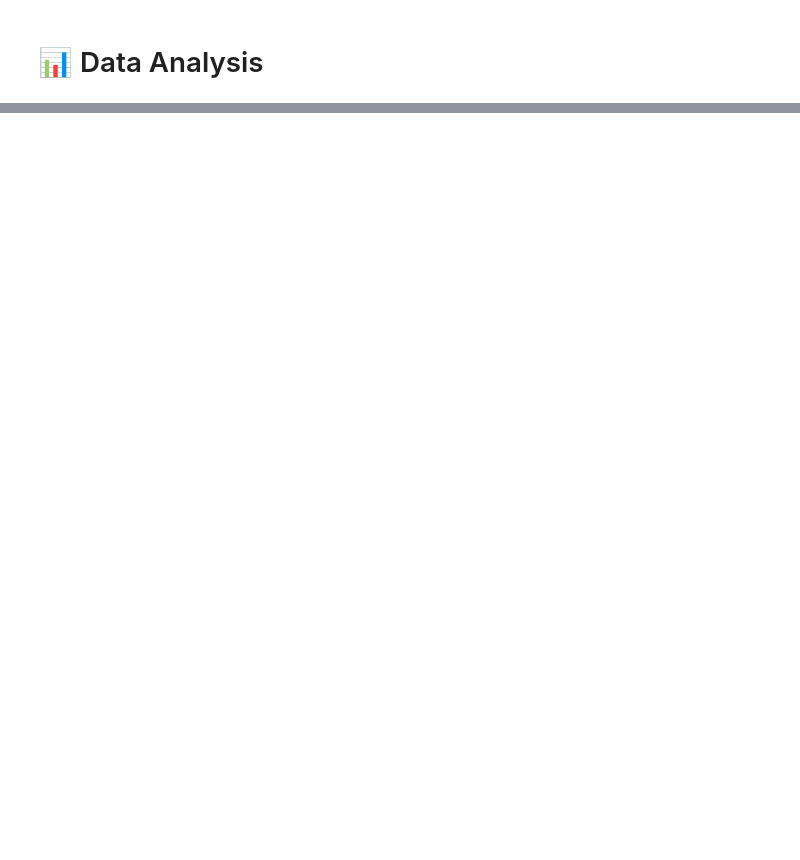
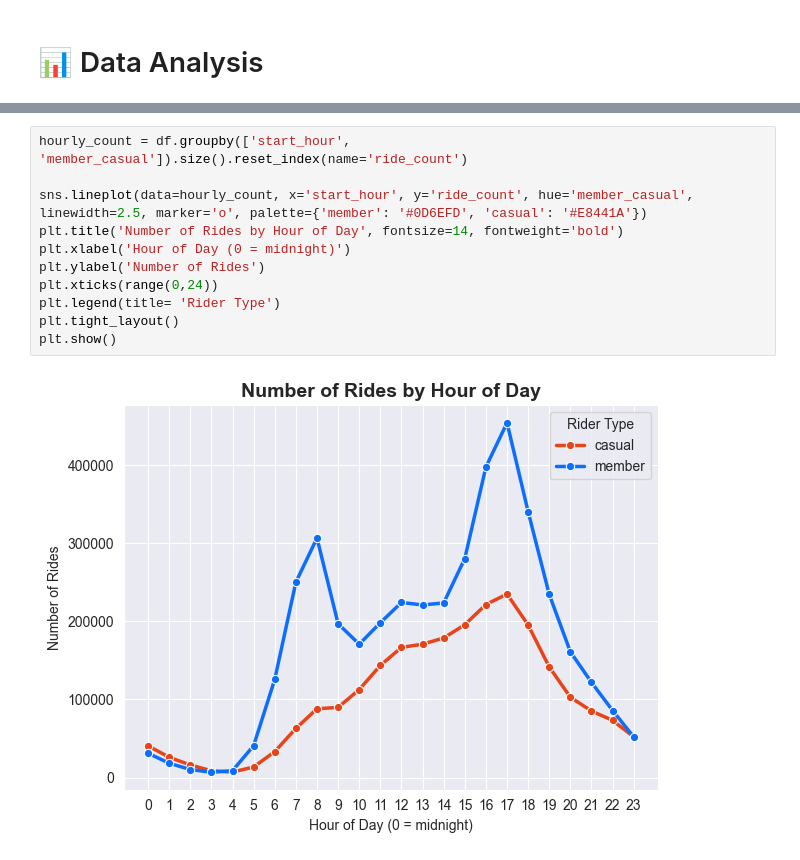
Before and after one commit to DallinKnow/Data-Projects, a Jupyter notebook: python_cyclistic_data_project.ipynb, the cells around one changed output, grey strips where cells are left out. Drawn from its saved outputs; the diff is of its cells as text; blank space fills up the shorter version.

```diff
--- a/python_cyclistic_data_project.ipynb
+++ b/python_cyclistic_data_project.ipynb
@@ -387,0 +400,13 @@ Text(0.5, 1.0, 'Distribution of Ride Durations (in seconds)')
+# %%
+hourly_count = df.groupby(['start_hour', 'member_casual']).size().reset_index(name='ride_count')
+
+sns.lineplot(data=hourly_count, x='start_hour', y='ride_count', hue='member_casual', linewidth=2.5, marker='o', palette={'member': '#0D6EFD', 'casual': '#E8441A'})
+plt.title('Number of Rides by Hour of Day', fontsize=14, fontweight='bold')
+plt.xlabel('Hour of Day (0 = midnight)')
+plt.ylabel('Number of Rides')
+plt.xticks(range(0,24))
+plt.legend(title= 'Rider Type')
+plt.tight_layout()
+plt.show()
+# %% [output]
+[figure, added]
```
Also changed, not shown: parts of 17 cells of this notebook.
